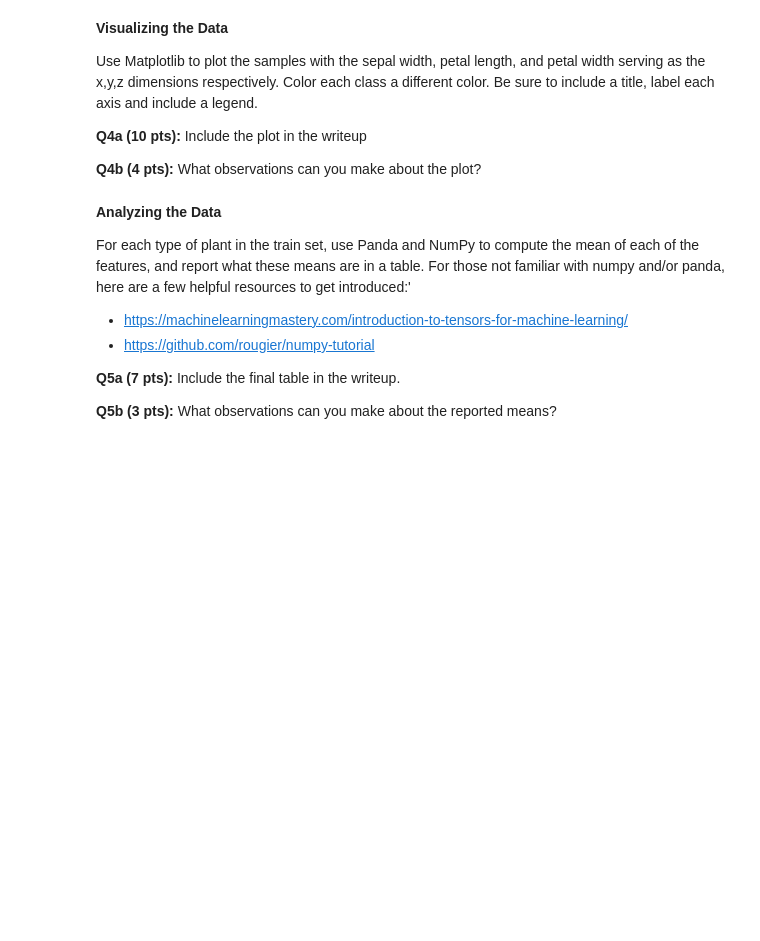
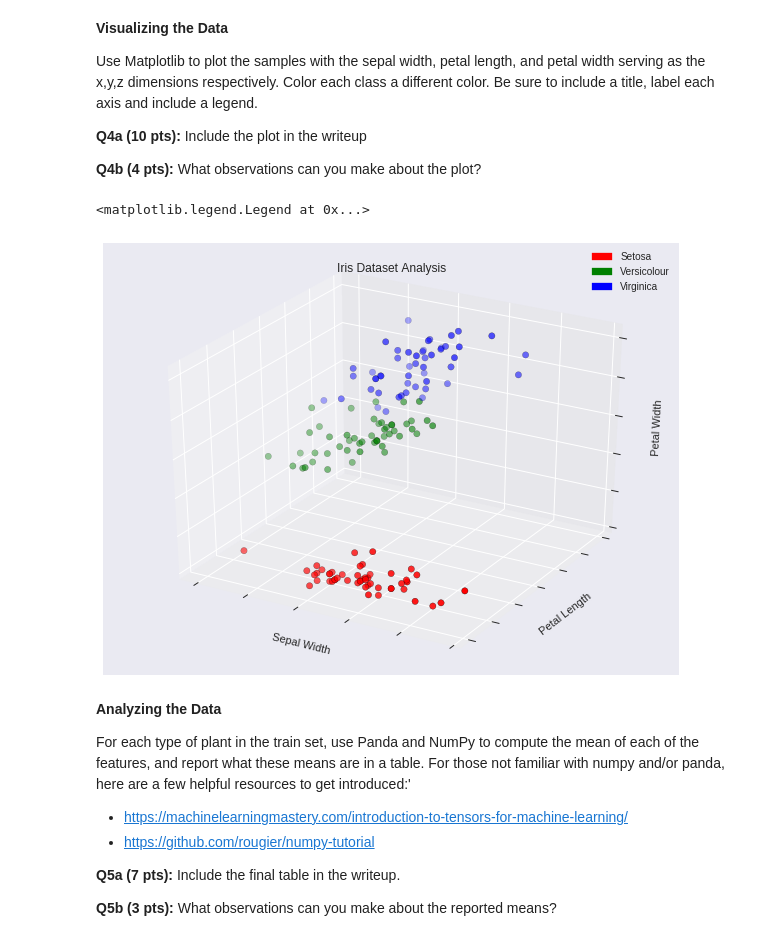
Before and after one commit to ymann/CIS700-Deep-Learning, a Jupyter notebook: HW0.ipynb, the cells around one changed output. Drawn from its saved outputs; the diff is of its cells as text; code cells hidden in the pictures; blank space fills up the shorter version.

```diff
--- a/HW0.ipynb
+++ b/HW0.ipynb
@@ -175,6 +209,8 @@ Answer the following questions in your writeup:
 **Q2 (3 pts):** How many different types of irises are in the dataset?
 
 **Q3 (3 pts):** What are all the features given in the dataset?
+# %%
+iris = datasets.load_iris()
 # %% [markdown]
 **Visualizing the Data**
 
@@ -184,4 +220,26 @@ Color each class a different color. Be sure to include a title, label each axis
 **Q4a (10 pts):** Include the plot in the writeup
 
 **Q4b (4 pts):** What observations can you make about the plot?
+# %%
+X = iris.data[:, 1:4]
+y = iris.target
+colors = ['red','green','blue']
+fig = plt.figure(1, figsize=(8, 6))
+ax = Axes3D(fig, )
+ax.scatter(X[:, 0], X[:, 1], X[:, 2], c=y,
+           cmap=matplotlib.colors.ListedColormap(colors), edgecolor='k', s=40)
+ax.set_title("Iris Dataset Analysis")
+ax.set_xlabel("Sepal Width")
+ax.w_xaxis.set_ticklabels([])
+ax.set_ylabel("Petal Length")
+ax.w_yaxis.set_ticklabels([])
+ax.set_zlabel("Petal Width")
+ax.w_zaxis.set_ticklabels([])
+red_patch = mpatches.Patch(color='red', label='Setosa')
+orange_patch = mpatches.Patch(color='green', label='Versicolour')
+gray_patch = mpatches.Patch(color='blue', label='Virginica')
+plt.legend(handles=[red_patch, orange_patch, gray_patch])
+# %% [output]
+<matplotlib.legend.Legend at 0x...>
+[figure, added]
 # %% [markdown]
```
Also changed, not shown: parts of 10 cells of this notebook.
